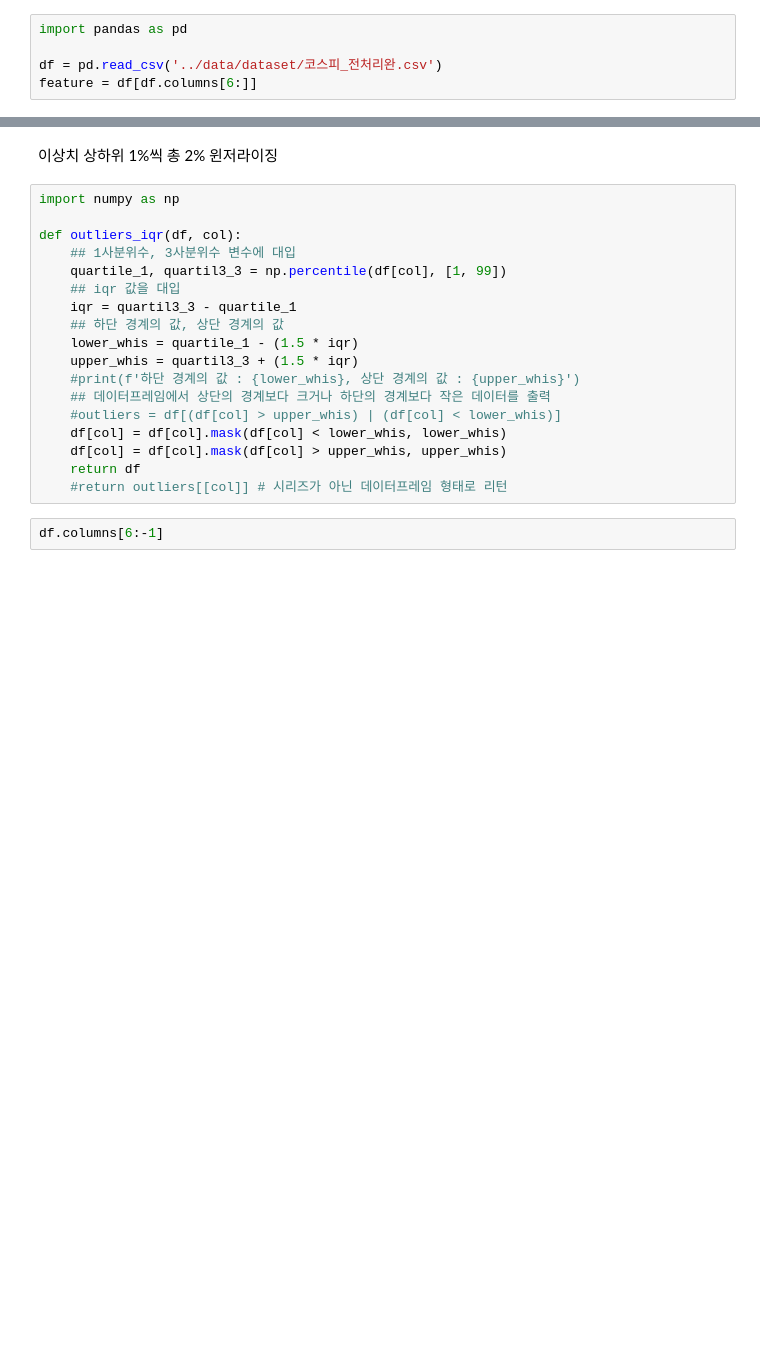
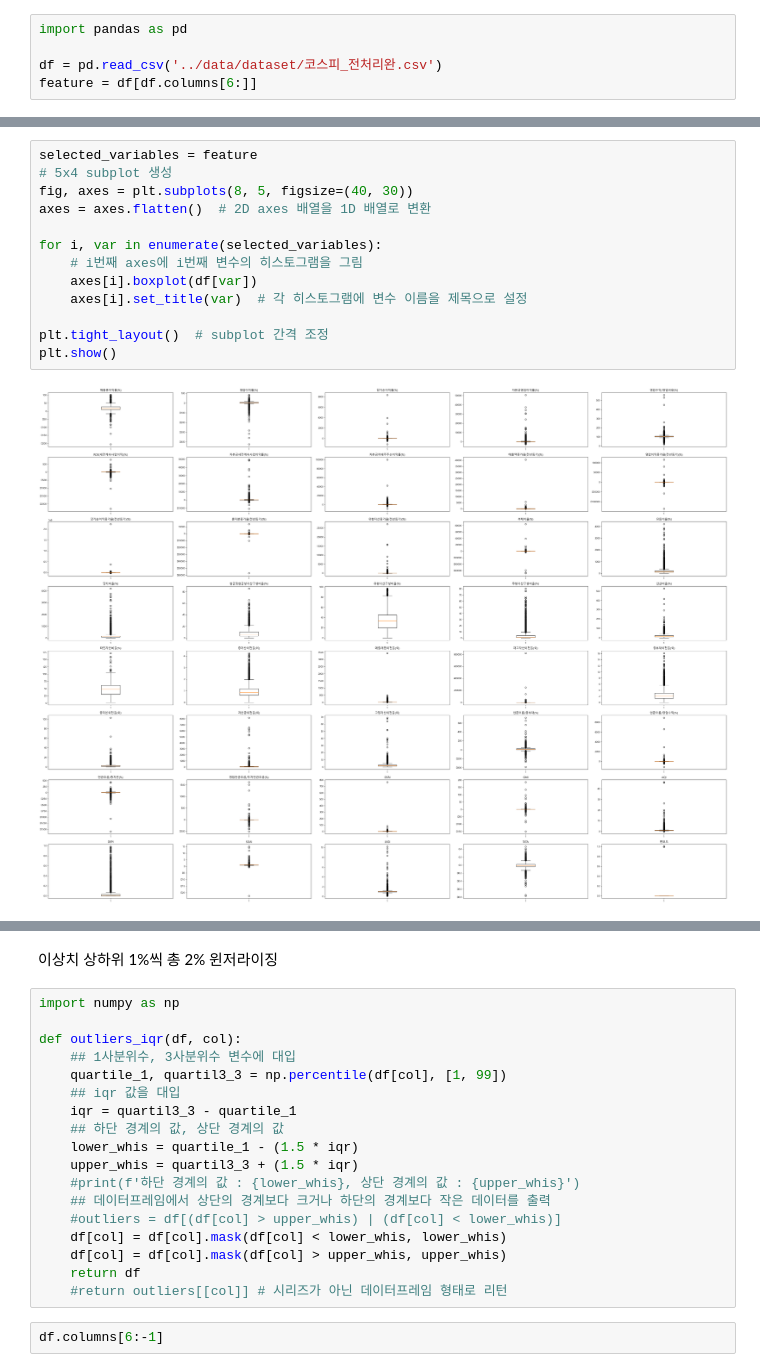
Before and after one commit to po5412409/-, a Jupyter notebook: 02.데이터전처리/3.이상치처리.ipynb, the cells around one changed output, grey strips where cells are left out. Saved outputs shown, nothing was run; the diff lists cells and outputs as text; blank space fills up the shorter version.

```diff
--- a/02.데이터전처리/3.이상치처리.ipynb
+++ b/02.데이터전처리/3.이상치처리.ipynb
@@ -39,0 +127,15 @@ df[df.columns[6:-1]].describe()
+# %%
+selected_variables = feature
+# 5x4 subplot 생성
+fig, axes = plt.subplots(8, 5, figsize=(40, 30))
+axes = axes.flatten()  # 2D axes 배열을 1D 배열로 변환
+
+for i, var in enumerate(selected_variables):
+    # i번째 axes에 i번째 변수의 히스토그램을 그림
+    axes[i].boxplot(df[var])
+    axes[i].set_title(var)  # 각 히스토그램에 변수 이름을 제목으로 설정
+
+plt.tight_layout()  # subplot 간격 조정
+plt.show()
+# %% [output]
+[figure, added]
```
Also changed, not shown: parts of 15 cells of this notebook, 14 other files.
